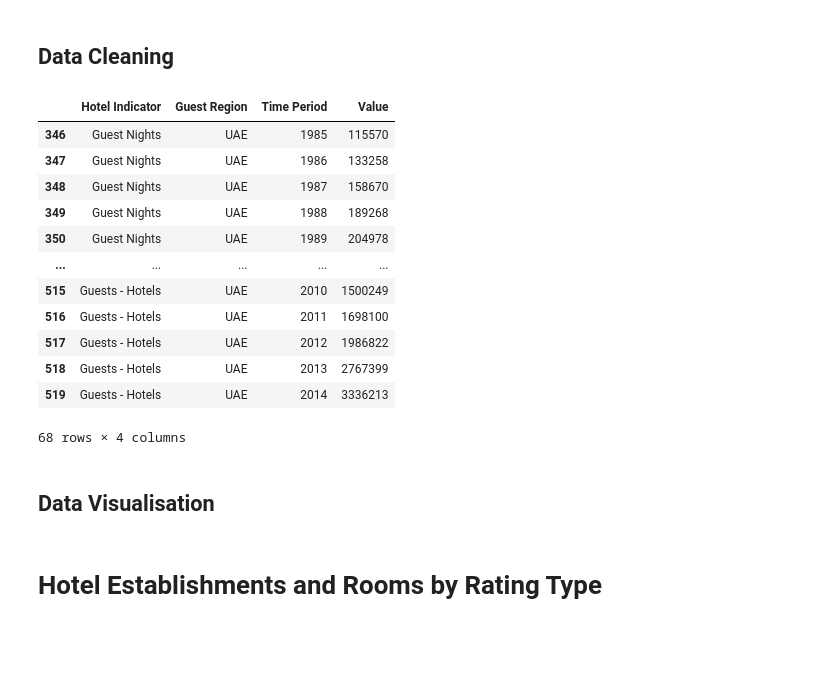
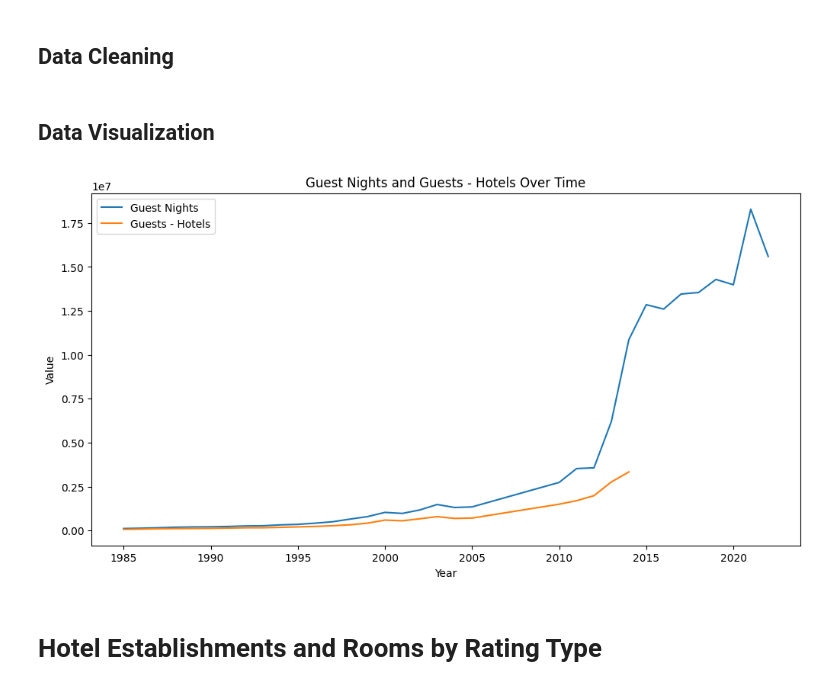
Before and after one commit to codyy6/Ocean-Dubai-House-Rental-and-Sales-Prediction, a Jupyter notebook: Tourism.ipynb, the cells around one changed output. Saved outputs shown, nothing was run; the diff lists cells and outputs as text; code cells hidden in the pictures; blank space fills up the shorter version.

Commit message:
feat: done some visualization on Tourism

```diff
--- a/Tourism.ipynb
+++ b/Tourism.ipynb
@@ -142,19 +139,3 @@ guests_by_hotel_type_by_region_df['Guest Region'] = guests_by_hotel_type_by_regi
 guests_by_hotel_type_by_region_df['Guest Region'] = guests_by_hotel_type_by_region_df['Guest Region'].replace(['_T'], 'Total')
 # %%
 guests_by_hotel_type_by_region_df = guests_by_hotel_type_by_region_df[guests_by_hotel_type_by_region_df['Guest Region'] == 'UAE']
-# %%
-guests_by_hotel_type_by_region_df
-# %% [output]
-|  | Hotel Indicator | Guest Region | Time Period | Value |
-| 346 | Guest Nights | UAE | 1985 | 115570 |
-| 347 | Guest Nights | UAE | 1986 | 133258 |
-| 348 | Guest Nights | UAE | 1987 | 158670 |
-| 349 | Guest Nights | UAE | 1988 | 189268 |
-| 350 | Guest Nights | UAE | 1989 | 204978 |
-| ... | ... | ... | ... | ... |
-| 515 | Guests - Hotels | UAE | 2010 | 1500249 |
-| 516 | Guests - Hotels | UAE | 2011 | 1698100 |
-| 517 | Guests - Hotels | UAE | 2012 | 1986822 |
-| 518 | Guests - Hotels | UAE | 2013 | 2767399 |
-| 519 | Guests - Hotels | UAE | 2014 | 3336213 |
-68 rows × 4 columns
@@ -161,5 +147,21 @@ guests_by_hotel_type_by_region_df
 # %% [markdown]
-## Data Visualisation
+## Data Visualization
+# %%
+# Filter data for Guest Nights and Guests - Hotels
+guest_nights_df = guests_by_hotel_type_by_region_df[guests_by_hotel_type_by_region_df['Hotel Indicator'] == 'Guest Nights']
+guests_hotels_df = guests_by_hotel_type_by_region_df[guests_by_hotel_type_by_region_df['Hotel Indicator'] == 'Guests - Hotels']
+
+# Plot the data
+plt.figure(figsize=(12, 6))
+plt.plot(guest_nights_df['Time Period'], guest_nights_df['Value'], label='Guest Nights')
+plt.plot(guests_hotels_df['Time Period'], guests_hotels_df['Value'], label='Guests - Hotels')
+plt.xlabel('Year')
+plt.ylabel('Value')
+plt.title('Guest Nights and Guests - Hotels Over Time')
+plt.legend()
+plt.show()
+# %% [output]
+[figure, added]
 # %% [markdown]
 # Hotel Establishments and Rooms by Rating Type
 # %% [markdown]
```
Also changed, not shown: parts of 8 cells of this notebook, 5 other files.
